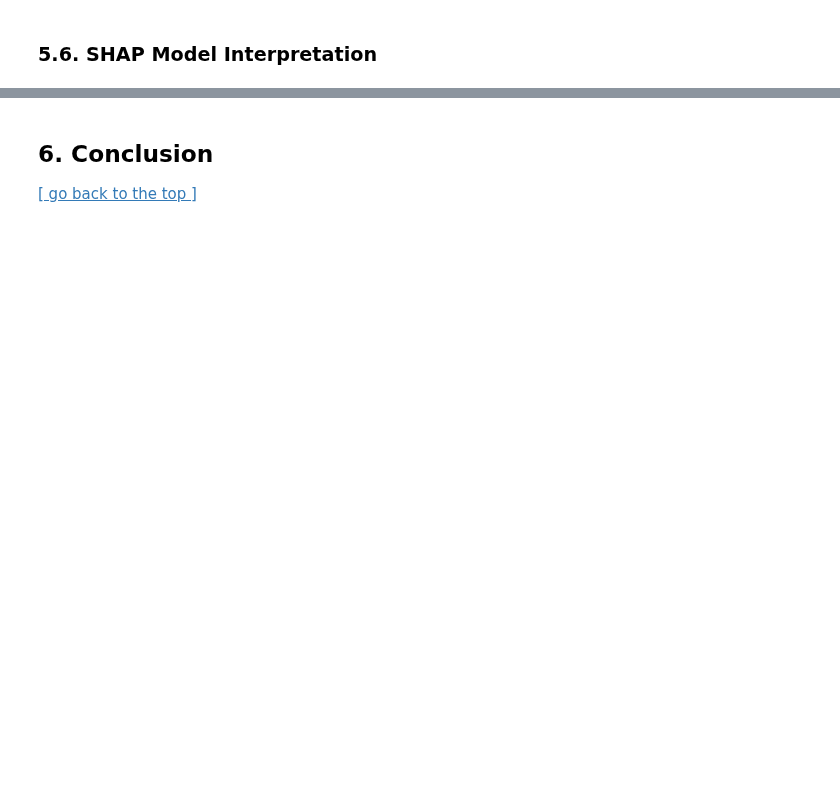
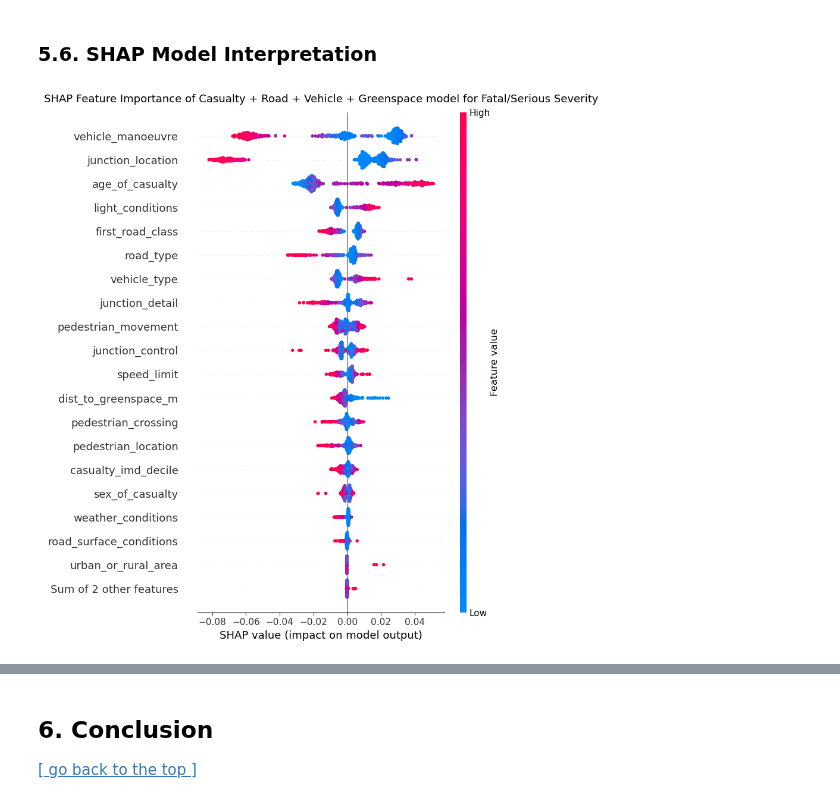
Before and after one commit to christychoicc/DSSS_Coursework, a Jupyter notebook: DSSS_Pedestrian_Severity.ipynb, the cells around one changed output, grey strips where cells are left out. Cells and saved outputs as stored; diff of their text form; code cells hidden in the pictures; blank space fills up the shorter version.

```diff
--- a/DSSS_Pedestrian_Severity.ipynb
+++ b/DSSS_Pedestrian_Severity.ipynb
@@ -892,2 +927,23 @@ plt.show()
+# %%
+# Define feature selection groups for modelling
+
+feature_groups = {
+    'Casualty': {
+        'numeric':     casualty_numeric,
+        'categorical': casualty_categorical
+    },
+    'Casualty + Road': {
+        'numeric':     casualty_numeric,
+        'categorical': casualty_categorical + road_categorical
+    },
+    'Casualty + Road + Vehicle': {
+        'numeric':     casualty_numeric,
+        'categorical': casualty_categorical + road_categorical + vehicle_categorical
+    },
+    'Casualty + Road + Vehicle + Greenspace': {
+        'numeric':     casualty_numeric + greenspace_numeric,
+        'categorical': casualty_categorical + road_categorical + vehicle_categorical
+    }
+}
 # %% [markdown]
 ### 5.4. Decision Tree Baseline Model
@@ -895,0 +1162,11 @@ plt.show()
+# %%
+results_cols = ['Accuracy', 'Precision', 'Recall', 'F1', 'ROC_AUC', 'PR_AUC']
+
+results_df = pd.DataFrame({
+    'Decision Tree (Baseline)': dt_results,
+    **{name: {k: v for k, v in res.items() if k != 'Threshold'}
+       for name, res in group_results.items()}
+}).T
+
+print("\nModel Comparison")
+print(results_df[results_cols].round(3))
@@ -897,0 +1297,8 @@ plt.show()
+# %%
+# SHAP Beeswarm
+shap.plots.beeswarm(grouped_explanation, max_display=20, show=False)
+plt.title('SHAP Feature Importance of Casualty + Road + Vehicle + Greenspace model for Fatal/Serious Severity', fontsize=13, pad=12)
+plt.tight_layout()
+plt.show()
+# %% [output]
+[figure, added]
```
Also changed, not shown: parts of 27 cells of this notebook.
